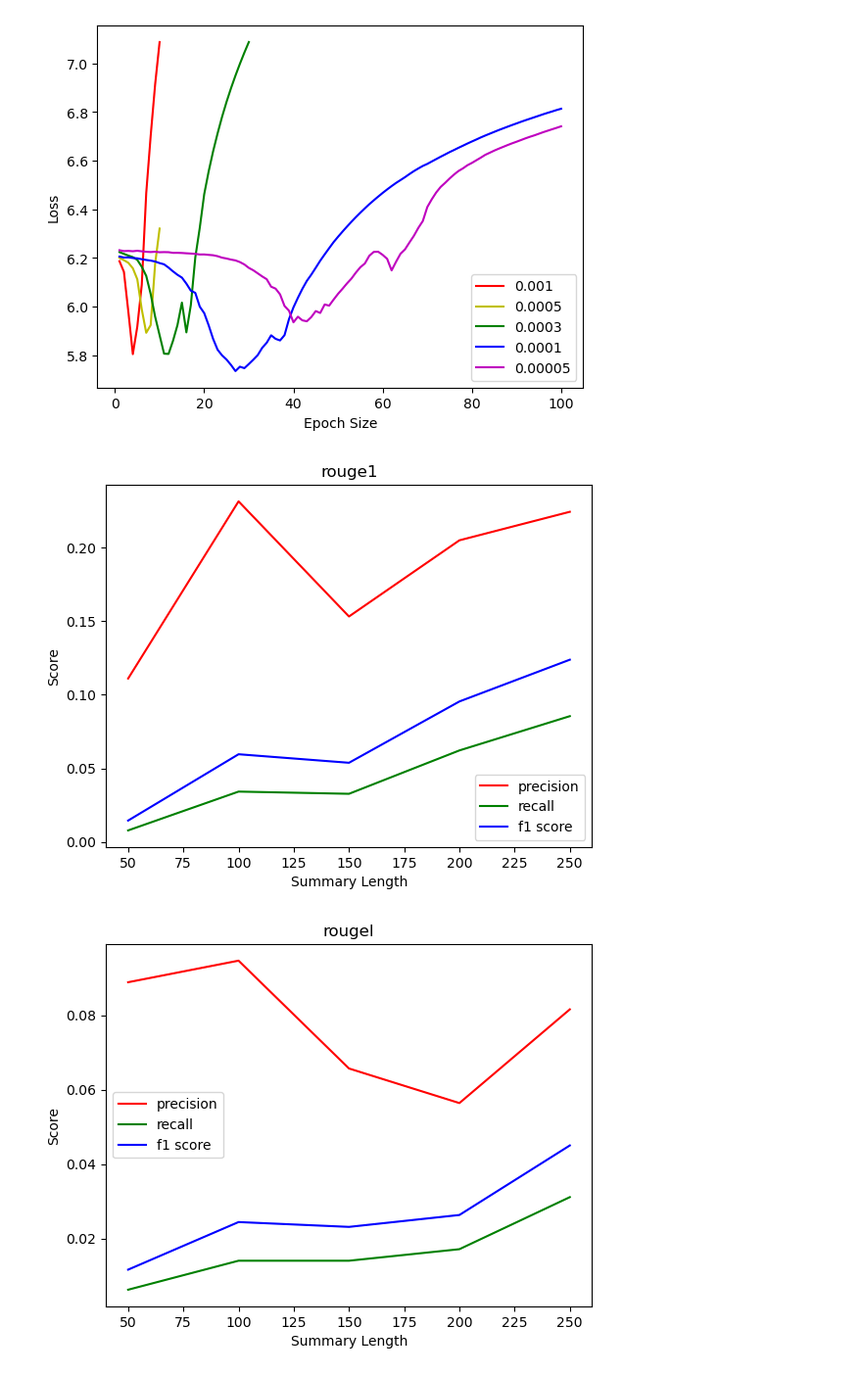
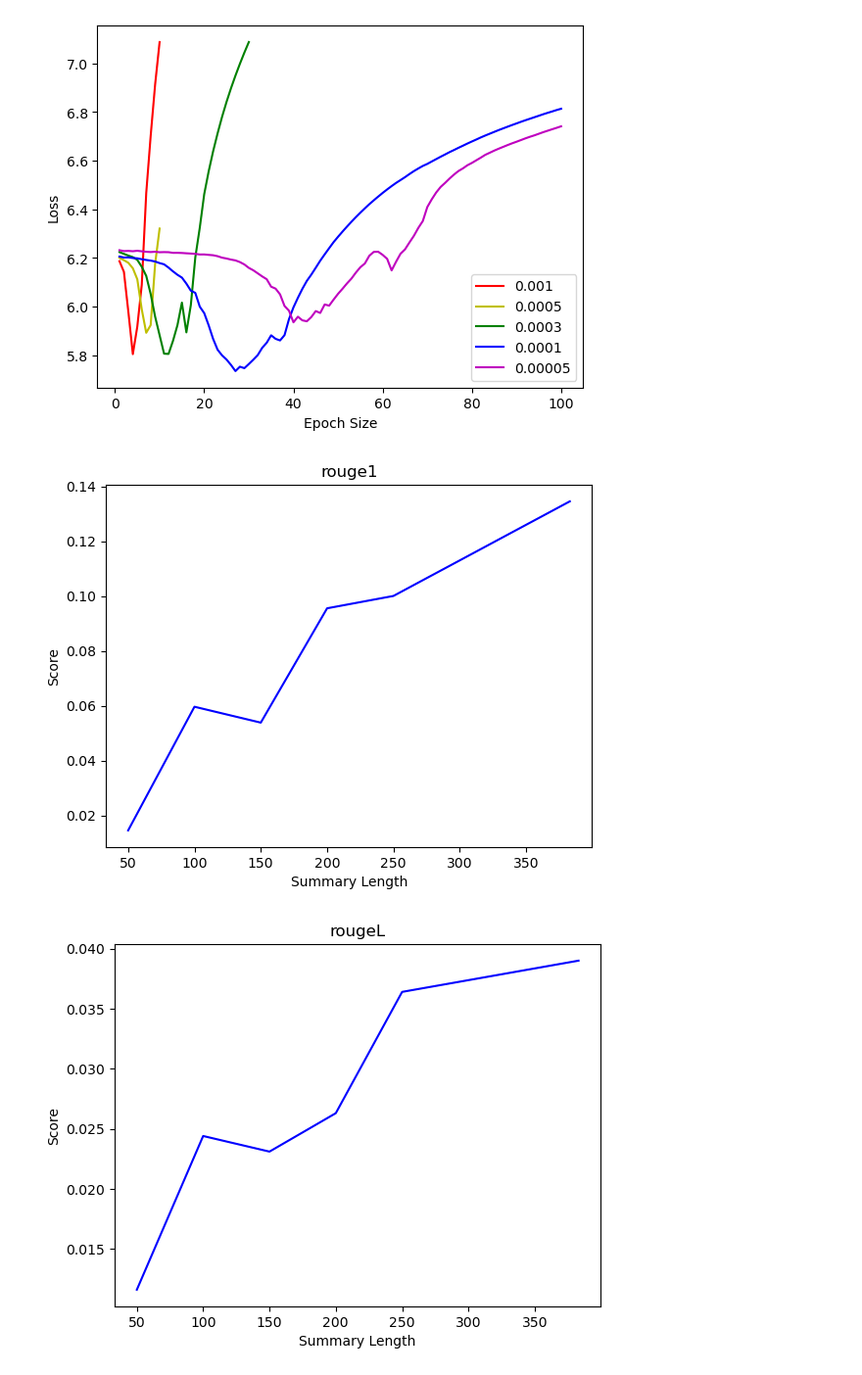
Before and after one commit to ojnim/CS365, a Jupyter notebook: notebook/FinalProject.ipynb, the cells around one changed output. Shown: that part at 98% size. Drawn from its saved outputs; the diff is of its cells as text; code cells hidden in the pictures.

```diff
--- a/notebook/FinalProject.ipynb
+++ b/notebook/FinalProject.ipynb
@@ -657,31 +650,22 @@ plt.show()
 # %% [output]
 [figure]
 # %%
-length = [50,100,150,200,250]
-rouge1_precision = [0.1111,0.2316,0.15330,0.2051,0.2245]
-rouge1_recall = [0.0078,0.03420,0.0327,0.0622,0.0855]
-rouge1_f1score = [0.0145,0.0596,0.0538,0.0955,0.1239]
-rougel_precision = [0.0889,0.0947,0.0657,0.0564,0.0816]
-rougel_recall = [0.0062,0.014,0.014,0.01710,0.0311]
-rougel_f1score = [0.0116,0.02440,0.0231,0.0263,0.0450]
+length = [50,100,150,200,250,383]
 
-plt.plot(length, rouge1_precision,color='r', label='precision')
-plt.plot(length, rouge1_recall, color='g', label='recall')
+rouge1_f1score = [0.0145,0.0596,0.0538,0.0955,0.1000,0.1345]
+rougel_f1score = [0.0116,0.02440,0.0231,0.0263,0.0364,0.0390]
+
 plt.plot(length, rouge1_f1score, color='b', label='f1 score')
 plt.xlabel('Summary Length')
 plt.ylabel('Score')
 plt.title('rouge1')
-plt.legend()
 plt.show()
 
-plt.plot(length, rougel_precision,color='r', label='precision')
-plt.plot(length, rougel_recall, color='g', label='recall')
 plt.plot(length, rougel_f1score, color='b', label='f1 score')
 plt.xlabel('Summary Length')
 plt.ylabel('Score')
-plt.title('rougel')
-plt.legend()
+plt.title('rougeL')
 plt.show()
 # %% [output]
-[figure, old version]
+[figure, new version]
-[figure, old version]
+[figure, new version]
```
Also changed, not shown: parts of 3 cells of this notebook.
